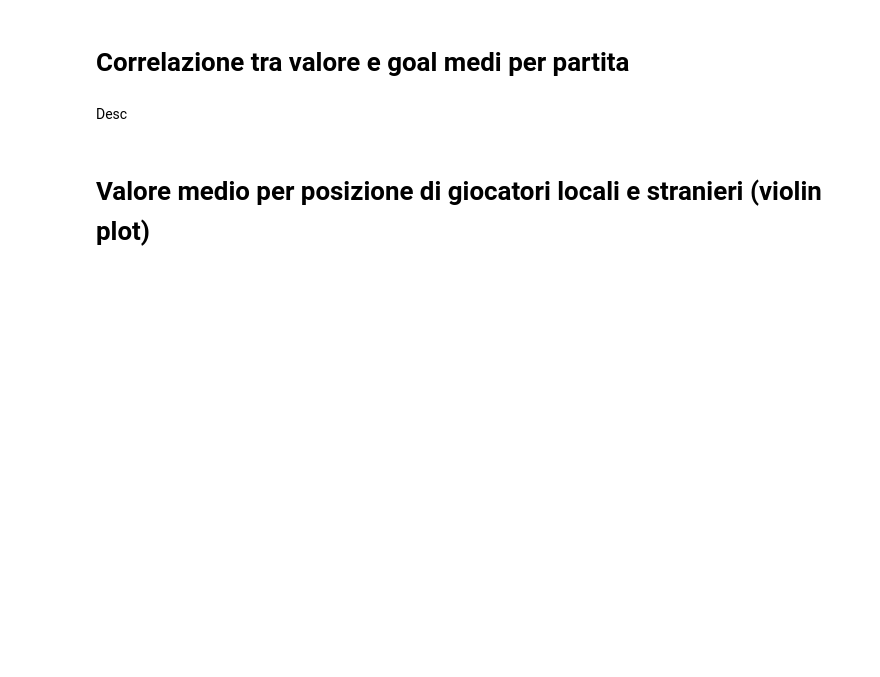
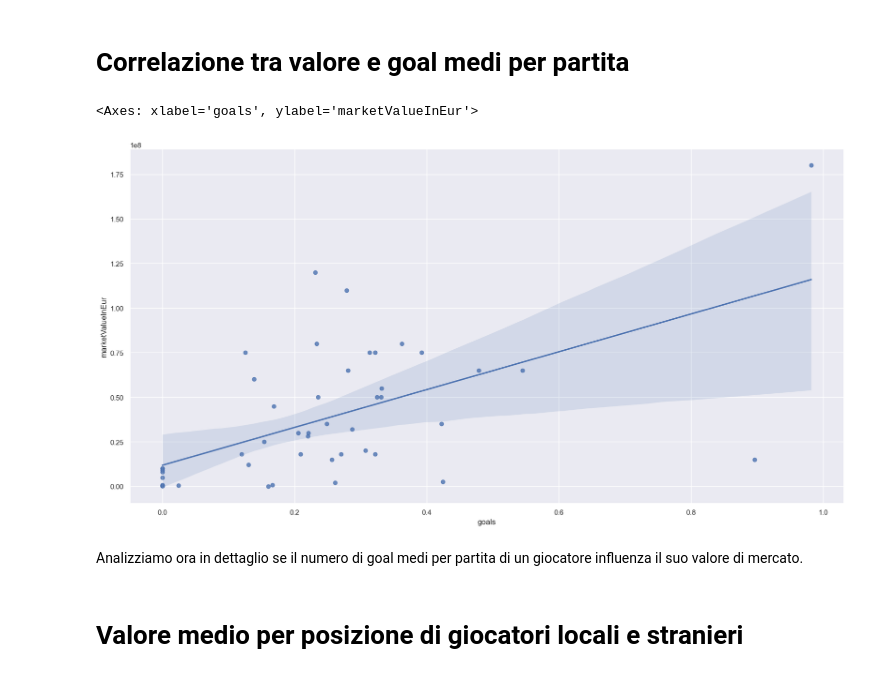
Before and after one commit to IJN-Shalma/ProgettoTWebIUM2023-2024UniTO, a Jupyter notebook: CapraraZhou/solution/JupyterDataAnalysis/PlayersAnalysis.ipynb, the cells around one changed output. Cells and saved outputs as stored; diff of their text form; code cells hidden in the pictures; blank space fills up the shorter version.

```diff
--- a/CapraraZhou/solution/JupyterDataAnalysis/PlayersAnalysis.ipynb
+++ b/CapraraZhou/solution/JupyterDataAnalysis/PlayersAnalysis.ipynb
@@ -113,6 +224,18 @@ Confronto i due grafici
 # %% [markdown]
 # Correlazione tra valore e goal medi per partita
+# %%
+player_goal_value = appearances_player_df[['player_id', 'marketValueInEur', 'goals']]
+avg_player_goal_value = player_goal_value.groupby('player_id').agg({
+    'goals': 'mean',
+    'marketValueInEur': 'mean'
+}).reset_index()
+
+sns.set(rc={'figure.figsize':(20,10)})
+sns.regplot(data=avg_player_goal_value, x='goals', y='marketValueInEur')
+# %% [output]
+<Axes: xlabel='goals', ylabel='marketValueInEur'>
+[figure, added]
 # %% [markdown]
-Desc
+Analizziamo ora in dettaglio se il numero di goal medi per partita di un giocatore influenza il suo valore di mercato.
 # %% [markdown]
-# Valore medio per posizione di giocatori locali e stranieri (violin plot)
+# Valore medio per posizione di giocatori locali e stranieri
```
Also changed, not shown: parts of 23 cells of this notebook.
